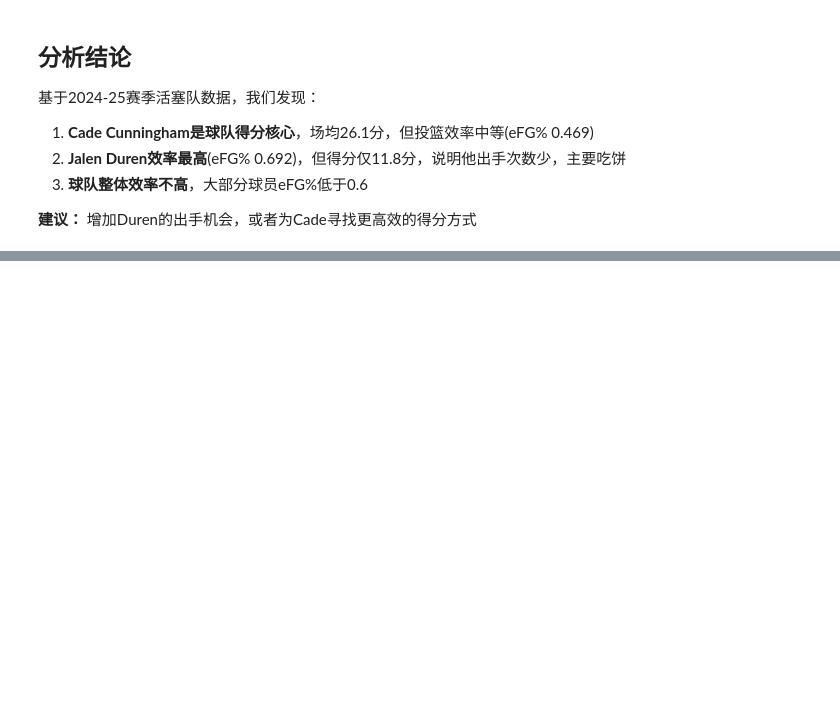
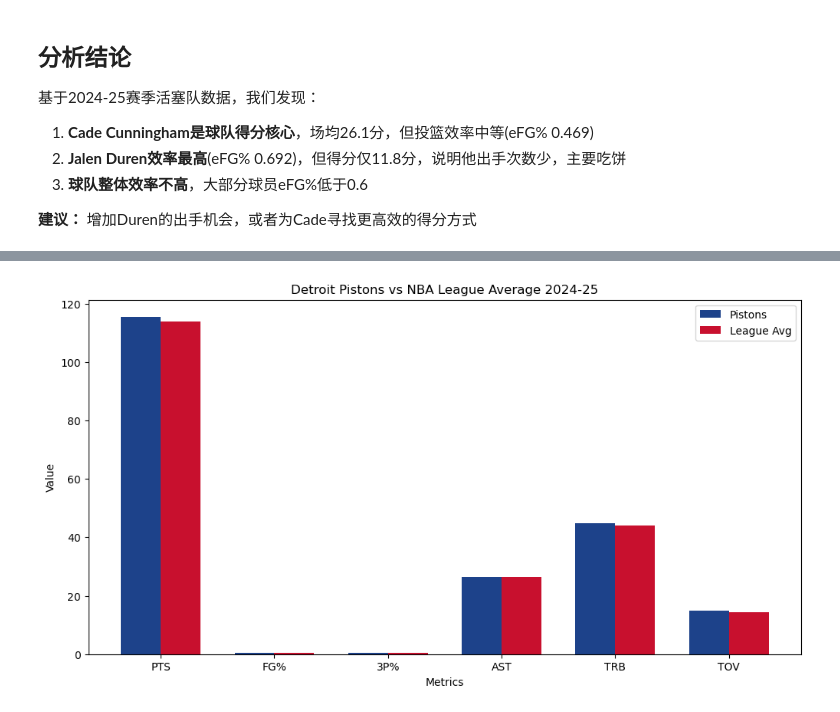
Before and after one commit to Azzzzzz61/pistons-analysis, a Jupyter notebook: pistons_analysis.ipynb, the cells around one changed output, grey strips where cells are left out. Saved outputs shown, nothing was run; the diff lists cells and outputs as text; code cells hidden in the pictures; blank space fills up the shorter version.

```diff
--- a/pistons_analysis.ipynb
+++ b/pistons_analysis.ipynb
@@ -82,3 +82,6 @@ plt.show()
 3. **球队整体效率不高**，大部分球员eFG%低于0.6
 
 **建议：** 增加Duren的出手机会，或者为Cade寻找更高效的得分方式
+# %%
+df_teams = pd.read_csv(r'C:\Users\Administrator\Desktop\nba_teams.csv')
+print(df_teams)
@@ -84,0 +106,16 @@ plt.show()
+# %%
+# 找出活塞队和联盟平均这两行
+pistons_row = df_teams[df_teams['Team'] == 'Detroit Pistons*']
+league_avg = df_teams[df_teams['Team'] == 'League Average']
+
+# 要对比的指标
+metrics = ['PTS', 'FG%', '3P%', 'AST', 'TRB', 'TOV']
+
+# 打印对比
+print("活塞队 vs 联盟平均")
+print("=" * 40)
+for m in metrics:
+    p = pistons_row[m].values[0]
+    l = league_avg[m].values[0]
+    diff = p - l
+    print(f"{m}: 活塞 {p} | 联盟 {l} | 差值 {diff:.2f}")
@@ -84,0 +153,27 @@ plt.show()
+# %%
+import numpy as np
+
+# 准备数据
+pistons_values = [pistons_row[m].values[0] for m in metrics]
+league_values = [league_avg[m].values[0] for m in metrics]
+
+# 设置柱状图位置
+x = np.arange(len(metrics))
+width = 0.35
+
+# 画图
+fig, ax = plt.subplots(figsize=(12, 6))
+bars1 = ax.bar(x - width/2, pistons_values, width, label='Pistons', color='#1d428a')
+bars2 = ax.bar(x + width/2, league_values, width, label='League Avg', color='#c8102e')
+
+# 标签和标题
+ax.set_xlabel('Metrics')
+ax.set_ylabel('Value')
+ax.set_title('Detroit Pistons vs NBA League Average 2024-25')
+ax.set_xticks(x)
+ax.set_xticklabels(metrics)
+ax.legend()
+
+plt.show()
+# %% [output]
+[figure, added]
```
Also changed, not shown: parts of 4 cells of this notebook.
